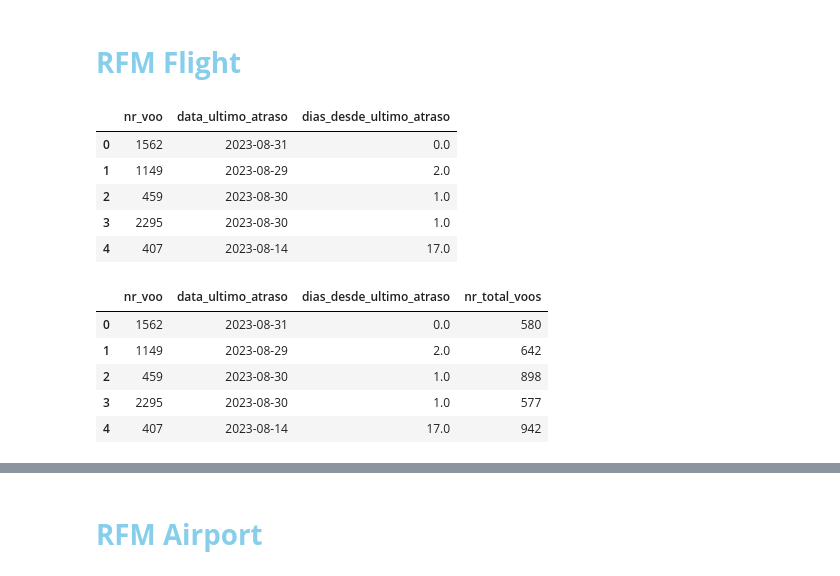
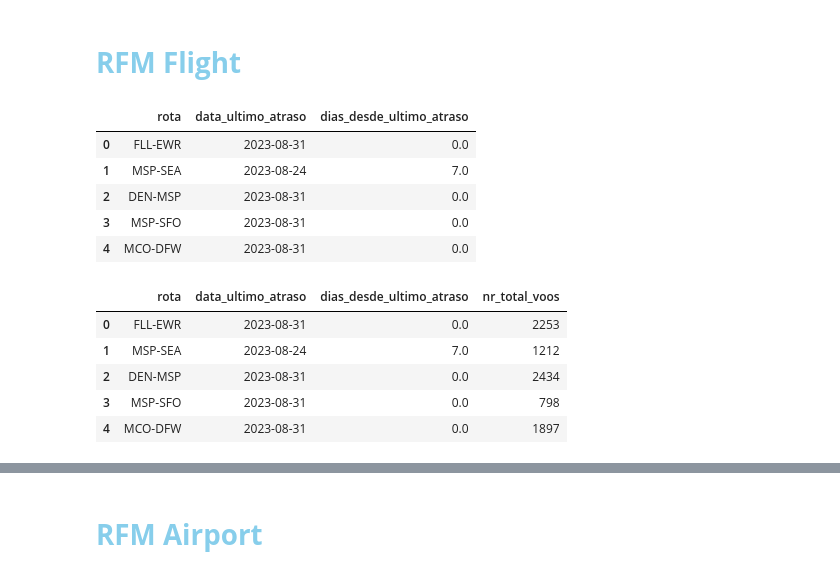
Before and after one commit to BrunoAfonso18/sdw, a Jupyter notebook: flights.ipynb, the cells around one changed output, grey strips where cells are left out. Saved outputs shown, nothing was run; the diff lists cells and outputs as text; code cells hidden in the pictures.

```diff
--- a/flights.ipynb
+++ b/flights.ipynb
@@ -256,6 +256,8 @@ df_flights_clean['data_partida'] = pd.to_datetime(df_flights_clean['data_partida
 # Convert data_partida to datetime and extract only the date
 df_flights_clean['data_partida'] = df_flights_clean['data_partida'].dt.date
 
+df_flights_clean['rota'] = df_flights_clean['aeroporto_origem'] + '-' + df_flights_clean['aeroporto_destino']
+
 # Filtrar apenas os voos com atraso na chegada
 df_atrasados = df_flights_clean[df_flights_clean['atraso_chegada'] > 0]
 # %%
@@ -338,13 +340,13 @@ airline_data.head()
 # <b></span><span style='color:#87CEEB'> RFM Flight</span></b>
 # %%
 # Calcular última data de atraso por companhia
-last_delay = df_atrasados.groupby('nr_voo')['data_partida'].max().reset_index()
+last_delay = df_atrasados.groupby('rota')['data_partida'].max().reset_index()
 last_delay.rename(columns={'data_partida': 'data_ultimo_atraso'}, inplace=True)
 
-all_voos = df_flights_clean[['nr_voo']].drop_duplicates()
+all_voos = df_flights_clean[['rota']].drop_duplicates()
 
 # Mesclar para manter todas as companhias, mesmo sem atrasos
-flight_data = pd.merge(all_voos, last_delay, on='nr_voo', how='left')
+flight_data = pd.merge(all_voos, last_delay, on='rota', how='left')
 
 # Garantir que a coluna data_ultimo_atraso está no formato datetime
 flight_data['data_ultimo_atraso'] = pd.to_datetime(flight_data['data_ultimo_atraso'])
@@ -358,27 +360,27 @@ flight_data['dias_desde_ultimo_atraso'] = (data_base - flight_data['data_ultimo_
 
 flight_data.head()
 # %% [output]
-|  | nr_voo | data_ultimo_atraso | dias_desde_ultimo_atraso |
-| 0 | 1562 | 2023-08-31 | 0.0 |
-| 1 | 1149 | 2023-08-29 | 2.0 |
-| 2 | 459 | 2023-08-30 | 1.0 |
-| 3 | 2295 | 2023-08-30 | 1.0 |
-| 4 | 407 | 2023-08-14 | 17.0 |
+|  | rota | data_ultimo_atraso | dias_desde_ultimo_atraso |
+| 0 | FLL-EWR | 2023-08-31 | 0.0 |
+| 1 | MSP-SEA | 2023-08-24 | 7.0 |
+| 2 | DEN-MSP | 2023-08-31 | 0.0 |
+| 3 | MSP-SFO | 2023-08-31 | 0.0 |
+| 4 | MCO-DFW | 2023-08-31 | 0.0 |
 # %%
 # Calculate the total number of trips made by each flight
-nr_total_voos = df_flights_clean['nr_voo'].value_counts().reset_index()
-nr_total_voos.columns = ['nr_voo', 'nr_total_voos']
+nr_total_voos = df_flights_clean['rota'].value_counts().reset_index()
+nr_total_voos.columns = ['rota', 'nr_total_voos']
 
 # Merge the new features into the flight_data dataframe
-flight_data = pd.merge(flight_data, nr_total_voos, on='nr_voo')
+flight_data = pd.merge(flight_data, nr_total_voos, on='rota')
 
 # Display the first few rows of the flight_data dataframe
 flight_data.head()
 # %% [output]
-|  | nr_voo | data_ultimo_atraso | dias_desde_ultimo_atraso | nr_total_voos |
-| 0 | 1562 | 2023-08-31 | 0.0 | 580 |
-| 1 | 1149 | 2023-08-29 | 2.0 | 642 |
-| 2 | 459 | 2023-08-30 | 1.0 | 898 |
-| 3 | 2295 | 2023-08-30 | 1.0 | 577 |
-| 4 | 407 | 2023-08-14 | 17.0 | 942 |
+|  | rota | data_ultimo_atraso | dias_desde_ultimo_atraso | nr_total_voos |
+| 0 | FLL-EWR | 2023-08-31 | 0.0 | 2253 |
+| 1 | MSP-SEA | 2023-08-24 | 7.0 | 1212 |
+| 2 | DEN-MSP | 2023-08-31 | 0.0 | 2434 |
+| 3 | MSP-SFO | 2023-08-31 | 0.0 | 798 |
+| 4 | MCO-DFW | 2023-08-31 | 0.0 | 1897 |
 # %%
```
Also changed, not shown: parts of 7 cells of this notebook.
